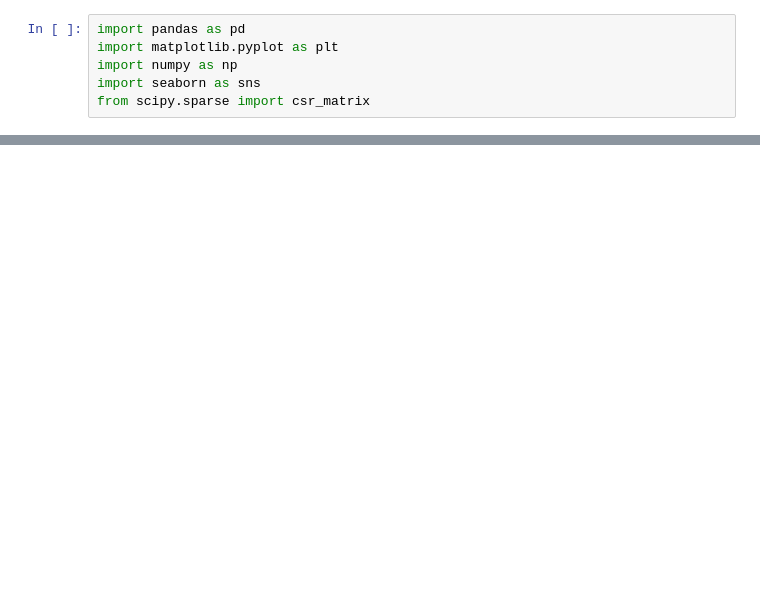
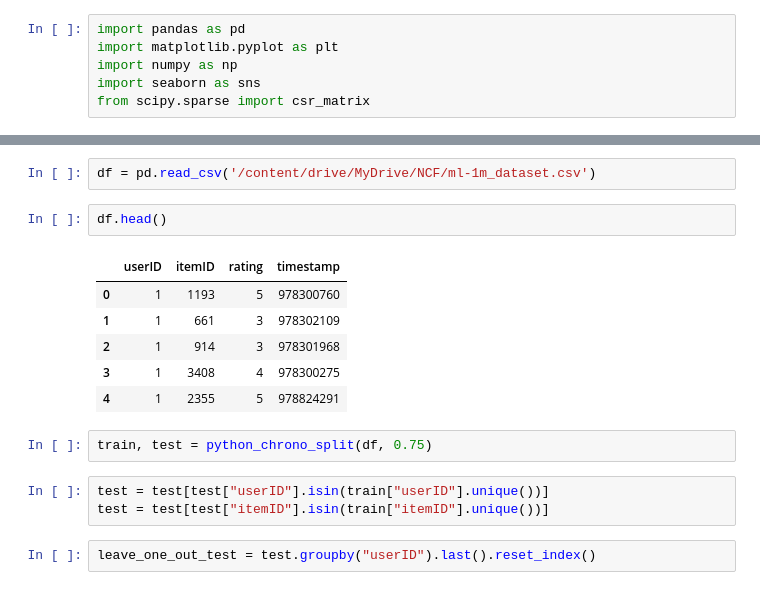
Before and after one commit to jmaloney95/Movie-Recommendation-Engine, a Jupyter notebook: notebooks/2.0-jm-ncf.ipynb, the cells around one changed output, grey strips where cells are left out. Drawn from its saved outputs; the diff is of its cells as text; blank space fills up the shorter version.

```diff
--- a/notebooks/2.0-jm-ncf.ipynb
+++ b/notebooks/2.0-jm-ncf.ipynb
@@ -34,0 +75,18 @@ print("Tensorflow version: {}".format(tf.__version__))
+# %%
+df = pd.read_csv('/content/drive/MyDrive/NCF/ml-1m_dataset.csv')
+# %%
+df.head()
+# %% [output]
+|  | userID | itemID | rating | timestamp |
+| 0 | 1 | 1193 | 5 | 978300760 |
+| 1 | 1 | 661 | 3 | 978302109 |
+| 2 | 1 | 914 | 3 | 978301968 |
+| 3 | 1 | 3408 | 4 | 978300275 |
+| 4 | 1 | 2355 | 5 | 978824291 |
+# %%
+train, test = python_chrono_split(df, 0.75)
+# %%
+test = test[test["userID"].isin(train["userID"].unique())]
+test = test[test["itemID"].isin(train["itemID"].unique())]
+# %%
+leave_one_out_test = test.groupby("userID").last().reset_index()
```
Also changed, not shown: parts of 20 cells of this notebook.
